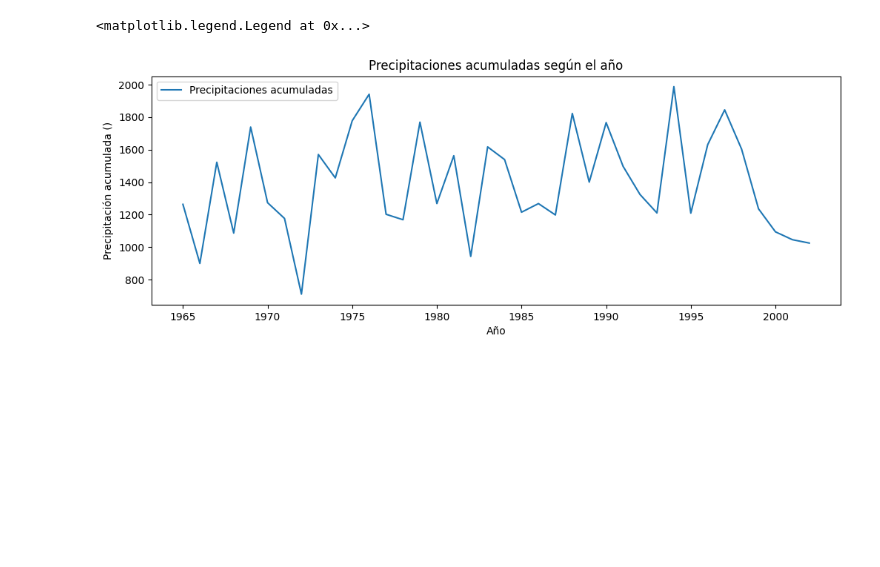
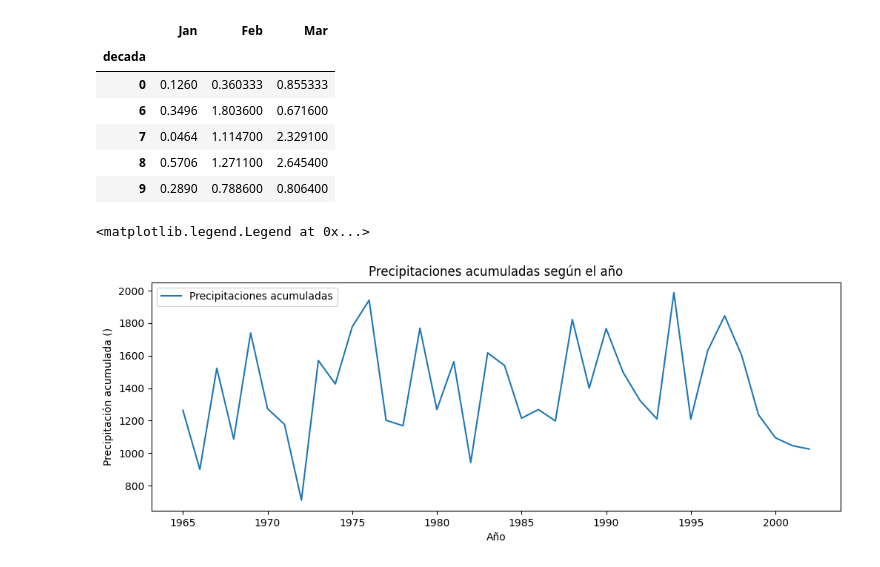
Before and after one commit to AlejandroGiorgio/CH-dataSience, a Jupyter notebook: CH_trainNPL.ipynb, the cells around one changed output. Saved outputs shown, nothing was run; the diff lists cells and outputs as text; code cells hidden in the pictures; blank space fills up the shorter version.

```diff
--- a/CH_trainNPL.ipynb
+++ b/CH_trainNPL.ipynb
@@ -9,3 +36,16 @@ import os.path
+# %%
+rain2 = pd.read_csv("/workspaces/CH-dataSience/data/pune_1965_to_2002.csv")
+rain2["decada"] = rain2["Year"].apply(lambda x: str(x)[2])
+rain2.sample(10)
+rain2.groupby("decada")["Jan", "Feb", "Mar"].mean()
+# %% [output]
+|  | Jan | Feb | Mar |
+| decada |  |  |  |
+| 0 | 0.1260 | 0.360333 | 0.855333 |
+| 6 | 0.3496 | 1.803600 | 0.671600 |
+| 7 | 0.0464 | 1.114700 | 2.329100 |
+| 8 | 0.5706 | 1.271100 | 2.645400 |
+| 9 | 0.2890 | 0.788600 | 0.806400 |
 # %%
 rain = pd.read_csv("/workspaces/CH-dataSience/data/pune_1965_to_2002.csv")
 rain = rain.set_index("Year")
```
Also changed, not shown: parts of 2 cells of this notebook, 1 other file.
